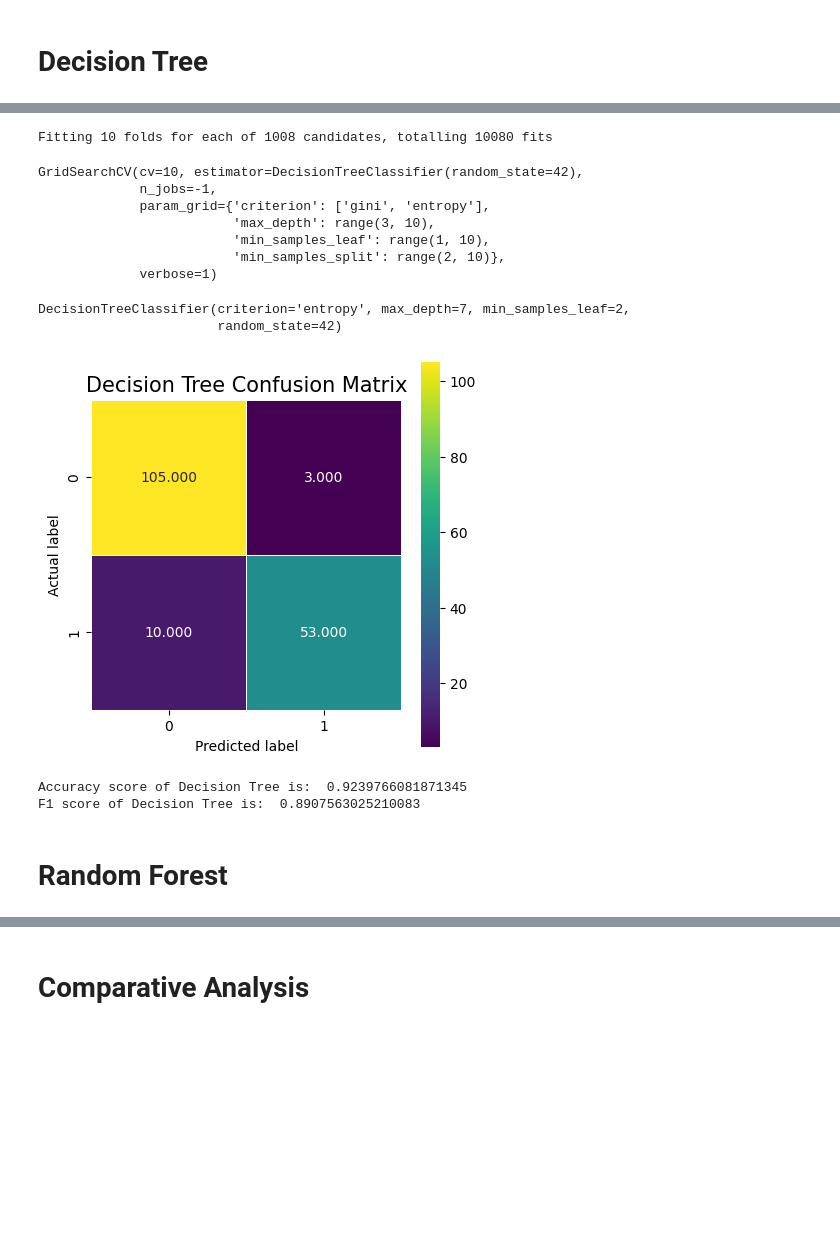
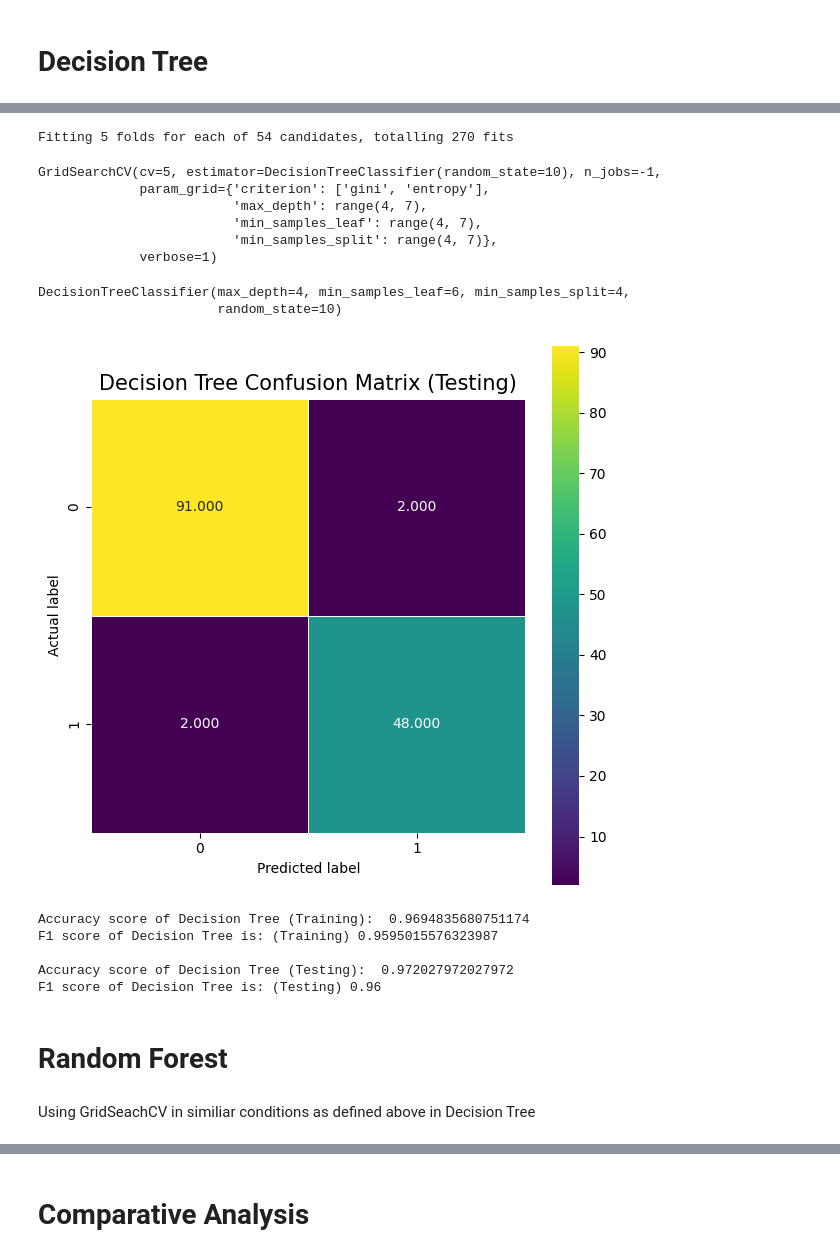
Before and after one commit to akshat1712/MA515_FDS_Project, a Jupyter notebook: Cancer_Analysis.ipynb, the cells around one changed output, grey strips where cells are left out. Cells and saved outputs as stored; diff of their text form; code cells hidden in the pictures; blank space fills up the shorter version.

```diff
--- a/Cancer_Analysis.ipynb
+++ b/Cancer_Analysis.ipynb
@@ -12,10 +12,11 @@ import random
 from sklearn.metrics import f1_score, accuracy_score, confusion_matrix,roc_curve
 from sklearn.model_selection import train_test_split
 
-SEED=42
+SEED=10
+random.seed(SEED)
 
-random.seed(SEED)
 pd.set_option('display.max_columns', None)
+
 FILE_PATH = 'Dataset/Cancer.csv'
-TEST_SIZE = 0.3
+TEST_SIZE = 0.25
 # %%
@@ -144,3 +151,8 @@ y=df['Diagnosis']
 X = df.drop(['Diagnosis'],axis=1)
 
 X_train,X_test,y_train,y_test = train_test_split(X,y,test_size=TEST_SIZE,random_state=SEED)
+# %%
+X_train=X_train.reset_index(drop=True)
+X_test=X_test.reset_index(drop=True)
+y_train=y_train.reset_index(drop=True)
+y_test=y_test.reset_index(drop=True)
@@ -171,7 +191,6 @@ pca = PCA(n_components=15)
 X_train_pca = pca.fit_transform(X_train_scaled)
 X_test_pca = pca.transform(X_test_scaled)
 # %%
-columns_name=['PC1','PC2','PC3','PC4','PC5','PC6','PC7','PC8','PC9','PC10','PC11','PC12','PC13','PC14','PC15']
-
-X_train=pd.DataFrame(X_train_pca,columns=columns_name)
-X_test=pd.DataFrame(X_test_pca,columns=columns_name)
+columns_name=['PC1','PC2']
+X_train_pca=pd.DataFrame(X_train_pca,columns=columns_name)
+X_test_pca=pd.DataFrame(X_test_pca,columns=columns_name)
@@ -216,10 +218,10 @@ dt=DecisionTreeClassifier(random_state=SEED)
 from sklearn.model_selection import GridSearchCV
 
 param_grid = {
-    'max_depth': range(3,10),
-    'min_samples_leaf':range(1,10),
-    'min_samples_split':range(2,10),
+    'max_depth': range(4,7),
+    'min_samples_leaf':range(4,7),
+    'min_samples_split':range(4,7),
     'criterion':['gini','entropy']
 }
 
-grid_search_dt = GridSearchCV(estimator=dt,param_grid=param_grid,cv=10,n_jobs=-1,verbose=1)
+grid_search_dt = GridSearchCV(estimator=dt,param_grid=param_grid,cv=5,n_jobs=-1,verbose=1)
@@ -226,31 +230,30 @@ grid_search_dt = GridSearchCV(estimator=dt,param_grid=param_grid,cv=10,n_jobs=-1
 # %%
 grid_search_dt.fit(X_train,y_train)
 # %% [output]
-Fitting 10 folds for each of 1008 candidates, totalling 10080 fits
+Fitting 5 folds for each of 54 candidates, totalling 270 fits
-GridSearchCV(cv=10, estimator=DecisionTreeClassifier(random_state=42),
-             n_jobs=-1,
+GridSearchCV(cv=5, estimator=DecisionTreeClassifier(random_state=10), n_jobs=-1,
              param_grid={'criterion': ['gini', 'entropy'],
-                         'max_depth': range(3, 10),
-                         'min_samples_leaf': range(1, 10),
-                         'min_samples_split': range(2, 10)},
+                         'max_depth': range(4, 7),
+                         'min_samples_leaf': range(4, 7),
+                         'min_samples_split': range(4, 7)},
              verbose=1)
 # %%
 optimal_dt = grid_search_dt.best_estimator_
 # %%
 optimal_dt
 # %% [output]
-DecisionTreeClassifier(criterion='entropy', max_depth=7, min_samples_leaf=2,
-                       random_state=42)
+DecisionTreeClassifier(max_depth=4, min_samples_leaf=6, min_samples_split=4,
+                       random_state=10)
 # %%
 y_pred_dt = optimal_dt.predict(X_test)
 # %%
 cm = confusion_matrix(y_test,y_pred_dt)
 # %%
-plt.figure(figsize=(5,5))
+plt.figure(figsize=(7,7))
 sns.heatmap(cm, annot=True, fmt=".3f", linewidths=.5, square = True, cmap = 'viridis')
 plt.ylabel('Actual label')
 plt.xlabel('Predicted label')
-plt.title('Decision Tree Confusion Matrix', size = 15)
+plt.title('Decision Tree Confusion Matrix (Testing)', size = 15)
 plt.show()
 # %% [output]
-[figure, old version]
+[figure, new version]
@@ -257,9 +262,15 @@ plt.show()
 # %%
-print("Accuracy score of Decision Tree is: ",accuracy_score(y_test,y_pred_dt))
-print("F1 score of Decision Tree is: ",f1_score(y_test,y_pred_dt))
+print("Accuracy score of Decision Tree (Training): ",accuracy_score(y_train,y_pred_dt_train))
+print("F1 score of Decision Tree is: (Training)",f1_score(y_train,y_pred_dt_train))
+print()
+print("Accuracy score of Decision Tree (Testing): ",accuracy_score(y_test,y_pred_dt))
+print("F1 score of Decision Tree is: (Testing)",f1_score(y_test,y_pred_dt))
 # %% [output]
-Accuracy score of Decision Tree is:  0.9239766081871345
-F1 score of Decision Tree is:  0.8907563025210083
+Accuracy score of Decision Tree (Training):  0.9694835680751174
+F1 score of Decision Tree is: (Training) 0.9595015576323987
+
+Accuracy score of Decision Tree (Testing):  0.972027972027972
+F1 score of Decision Tree is: (Testing) 0.96
 # %% [markdown]
 # Random Forest
 # %%
@@ -269,2 +280,4 @@ rf=RandomForestClassifier(random_state=SEED,criterion='entropy')
+# %% [markdown]
+Using GridSeachCV in similiar conditions as defined above in Decision Tree
 # %%
 param_grid = {
```
Also changed, not shown: parts of 33 cells of this notebook.
